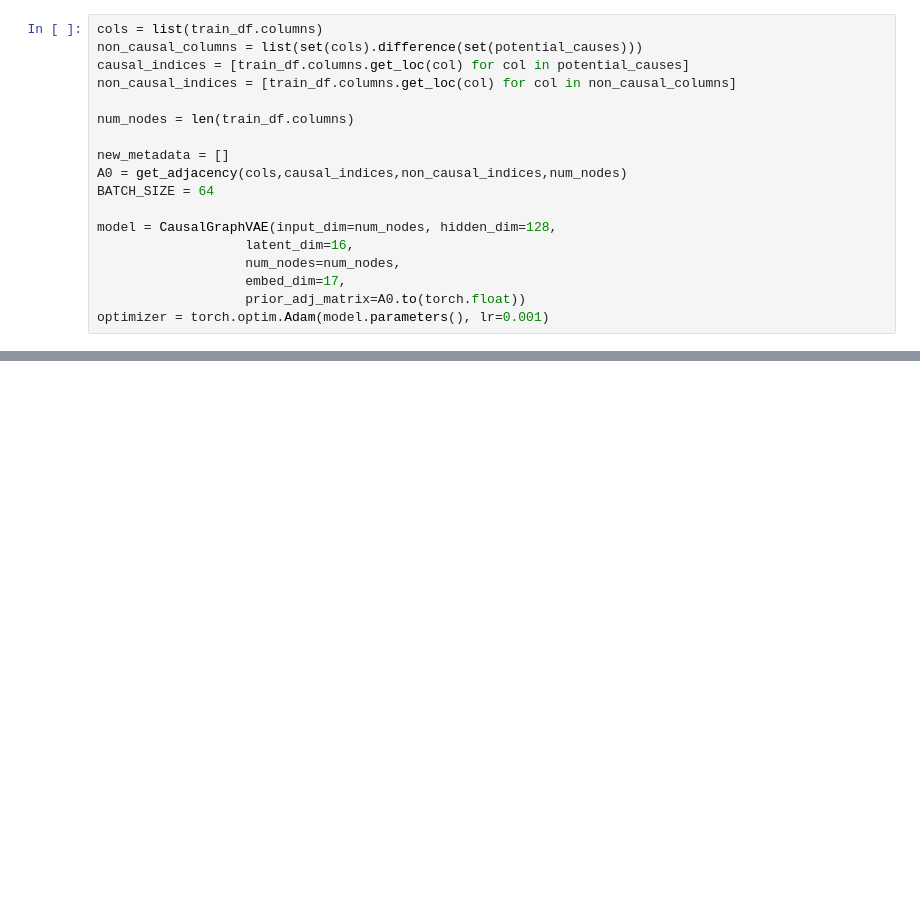
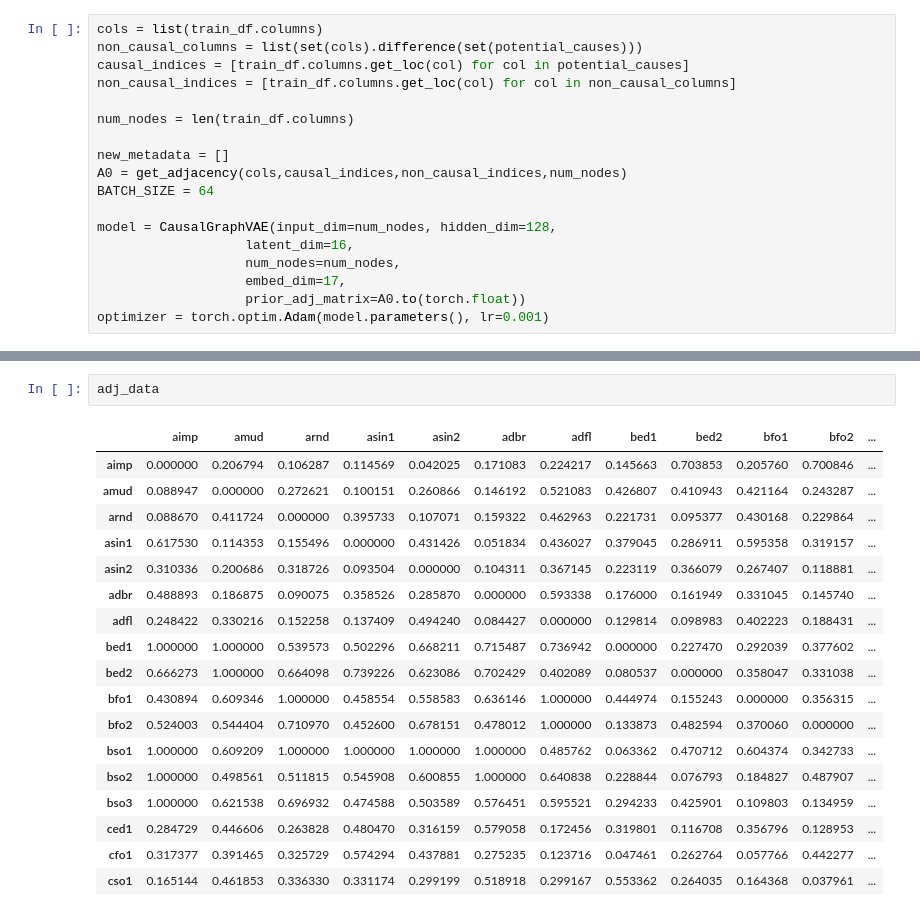
Before and after one commit to lowhornj/praxis_research, a Jupyter notebook: esce/CARAT_withGCN-clean.ipynb, the cells around one changed output, grey strips where cells are left out. Cells and saved outputs as stored; diff of their text form; blank space fills up the shorter version.

```diff
--- a/esce/CARAT_withGCN-clean.ipynb
+++ b/esce/CARAT_withGCN-clean.ipynb
@@ -953,0 +413,21 @@ add_self_loops= True
+# %%
+adj_data
+# %% [output]
+|  | aimp | amud | arnd | asin1 | asin2 | adbr | adfl | bed1 | bed2 | bfo1 | bfo2 | ... |
+| aimp | 0.000000 | 0.206794 | 0.106287 | 0.114569 | 0.042025 | 0.171083 | 0.224217 | 0.145663 | 0.703853 | 0.205760 | 0.700846 | ... |
+| amud | 0.088947 | 0.000000 | 0.272621 | 0.100151 | 0.260866 | 0.146192 | 0.521083 | 0.426807 | 0.410943 | 0.421164 | 0.243287 | ... |
+| arnd | 0.088670 | 0.411724 | 0.000000 | 0.395733 | 0.107071 | 0.159322 | 0.462963 | 0.221731 | 0.095377 | 0.430168 | 0.229864 | ... |
+| asin1 | 0.617530 | 0.114353 | 0.155496 | 0.000000 | 0.431426 | 0.051834 | 0.436027 | 0.379045 | 0.286911 | 0.595358 | 0.319157 | ... |
+| asin2 | 0.310336 | 0.200686 | 0.318726 | 0.093504 | 0.000000 | 0.104311 | 0.367145 | 0.223119 | 0.366079 | 0.267407 | 0.118881 | ... |
+| adbr | 0.488893 | 0.186875 | 0.090075 | 0.358526 | 0.285870 | 0.000000 | 0.593338 | 0.176000 | 0.161949 | 0.331045 | 0.145740 | ... |
+| adfl | 0.248422 | 0.330216 | 0.152258 | 0.137409 | 0.494240 | 0.084427 | 0.000000 | 0.129814 | 0.098983 | 0.402223 | 0.188431 | ... |
+| bed1 | 1.000000 | 1.000000 | 0.539573 | 0.502296 | 0.668211 | 0.715487 | 0.736942 | 0.000000 | 0.227470 | 0.292039 | 0.377602 | ... |
+| bed2 | 0.666273 | 1.000000 | 0.664098 | 0.739226 | 0.623086 | 0.702429 | 0.402089 | 0.080537 | 0.000000 | 0.358047 | 0.331038 | ... |
+| bfo1 | 0.430894 | 0.609346 | 1.000000 | 0.458554 | 0.558583 | 0.636146 | 1.000000 | 0.444974 | 0.155243 | 0.000000 | 0.356315 | ... |
+| bfo2 | 0.524003 | 0.544404 | 0.710970 | 0.452600 | 0.678151 | 0.478012 | 1.000000 | 0.133873 | 0.482594 | 0.370060 | 0.000000 | ... |
+| bso1 | 1.000000 | 0.609209 | 1.000000 | 1.000000 | 1.000000 | 1.000000 | 0.485762 | 0.063362 | 0.470712 | 0.604374 | 0.342733 | ... |
+| bso2 | 1.000000 | 0.498561 | 0.511815 | 0.545908 | 0.600855 | 1.000000 | 0.640838 | 0.228844 | 0.076793 | 0.184827 | 0.487907 | ... |
+| bso3 | 1.000000 | 0.621538 | 0.696932 | 0.474588 | 0.503589 | 0.576451 | 0.595521 | 0.294233 | 0.425901 | 0.109803 | 0.134959 | ... |
+| ced1 | 0.284729 | 0.446606 | 0.263828 | 0.480470 | 0.316159 | 0.579058 | 0.172456 | 0.319801 | 0.116708 | 0.356796 | 0.128953 | ... |
+| cfo1 | 0.317377 | 0.391465 | 0.325729 | 0.574294 | 0.437881 | 0.275235 | 0.123716 | 0.047461 | 0.262764 | 0.057766 | 0.442277 | ... |
+| cso1 | 0.165144 | 0.461853 | 0.336330 | 0.331174 | 0.299199 | 0.518918 | 0.299167 | 0.553362 | 0.264035 | 0.164368 | 0.037961 | ... |
```
Also changed, not shown: parts of 42 cells of this notebook, 7 other files.
